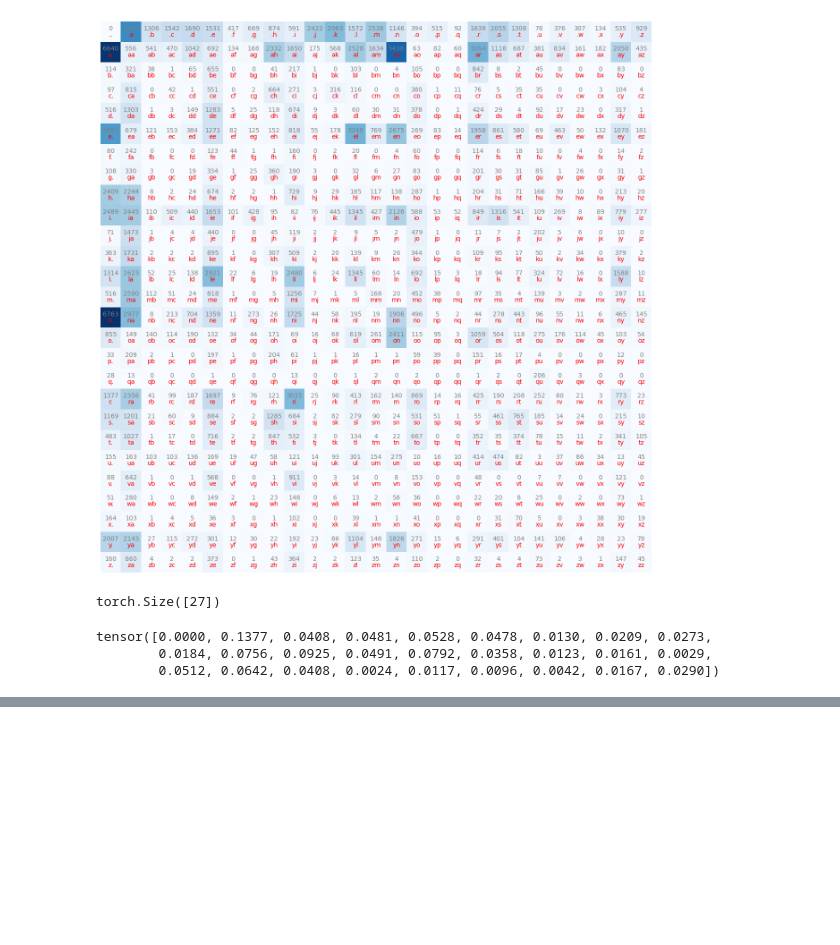
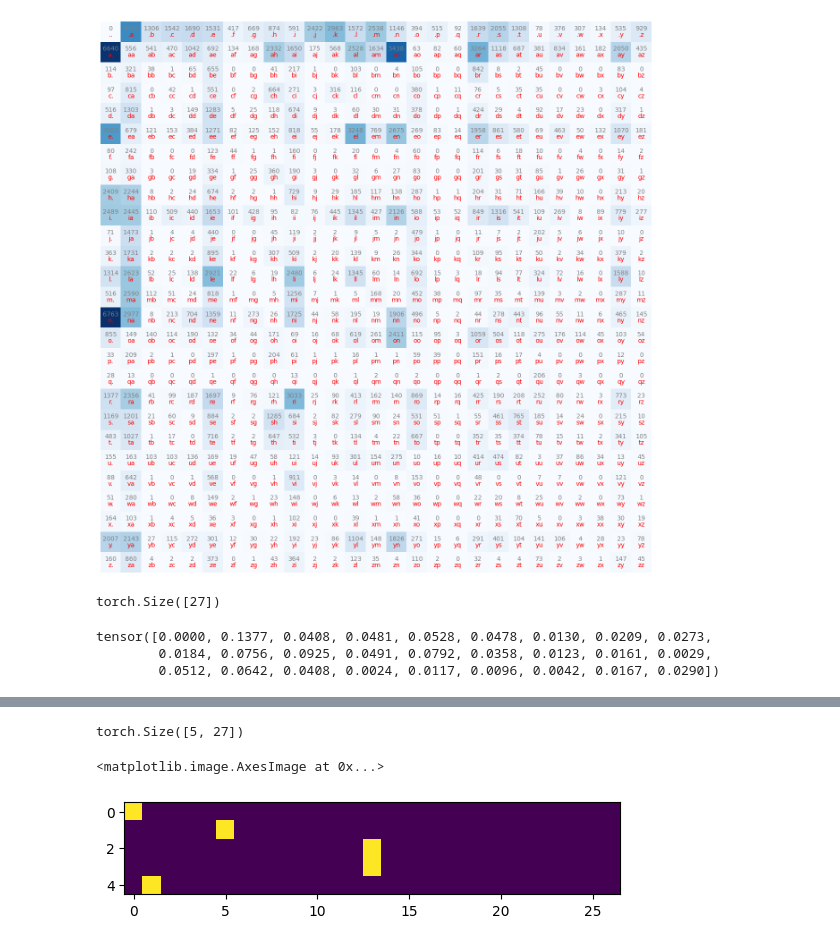
Before and after one commit to MAA2005/ML-AI-Learning, a Jupyter notebook: Neural Network/makemore.ipynb, the cells around one changed output, grey strips where cells are left out. Cells and saved outputs as stored; diff of their text form; code cells hidden in the pictures; blank space fills up the shorter version.

```diff
--- a/Neural Network/makemore.ipynb
+++ b/Neural Network/makemore.ipynb
@@ -148,0 +134,3 @@ ssorionsush.
+# %%
+P=(N+1).float()
+P/=P.sum(1,keepdim=True)
@@ -148,0 +163,19 @@ ssorionsush.
+# %%
+log_likelihood = 0.0
+n=0
+#for w in words:
+for w in ["andrejx"]:
+    chs =['.'] + list(w) + ['.']
+    for ch1,ch2 in zip(chs,chs[1:]):
+      ix1=stoi[ch1]
+      ix2=stoi[ch2]
+      prob=P[ix1,ix2]
+      log_prob = torch.log(prob)
+      log_likelihood += log_prob
+      n += 1
+      print(f"{ch1}{ch2} {prob:.4f} {log_prob:.4f}")
+
+print(f"Log Likelihood: {log_likelihood}")
+nll=-log_likelihood
+print(f"Negative Log Likelihood: {nll}")
+print(f"{nll/n}")
@@ -148,0 +194,12 @@ ssorionsush.
+# %%
+xs,ys=[],[]
+for w in words[:1]:
+    chs =['.'] + list(w) + ['.']
+    for ch1,ch2 in zip(chs,chs[1:]):
+      ix1=stoi[ch1]
+      ix2=stoi[ch2]
+      print(ch1,ch2)
+      xs.append(ix1)
+      ys.append(ix2)
+xs=torch.tensor(xs)
+ys=torch.tensor(ys)
@@ -148,0 +212,5 @@ ssorionsush.
+# %%
+import torch.nn.functional as F
+xenc=F.one_hot(xs, num_classes=27).float()
+#float casting is necessary because the one_hot function returns a tensor of integers, and we need to convert it to floats in order to use it as input to the neural network. The neural network expects the input to be a tensor of floats, so we need to cast it to the correct type.
+xenc
@@ -148,0 +228,10 @@ ssorionsush.
+# %%
+xenc.shape
+# %% [output]
+torch.Size([5, 27])
+# %%
+import matplotlib.pyplot as plt
+plt.imshow(xenc)
+# %% [output]
+<matplotlib.image.AxesImage at 0x...>
+[figure, added]
```
Also changed, not shown: parts of 31 cells of this notebook, 3 other files.
